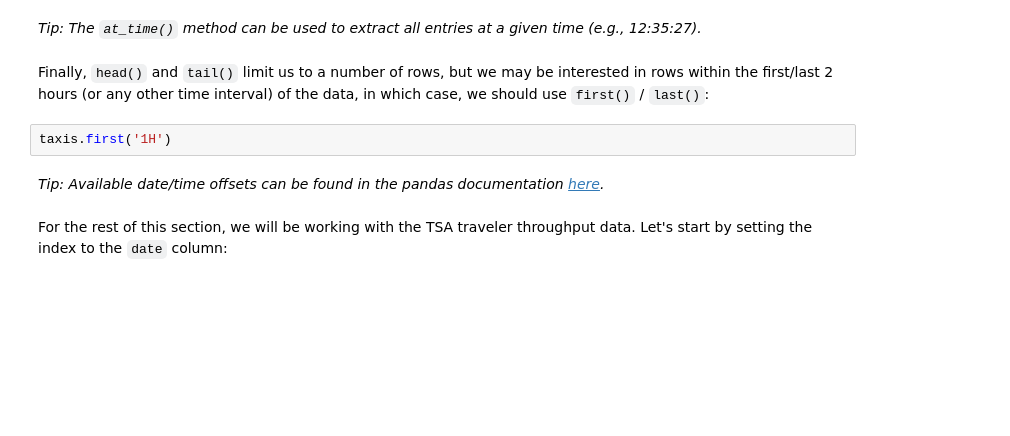
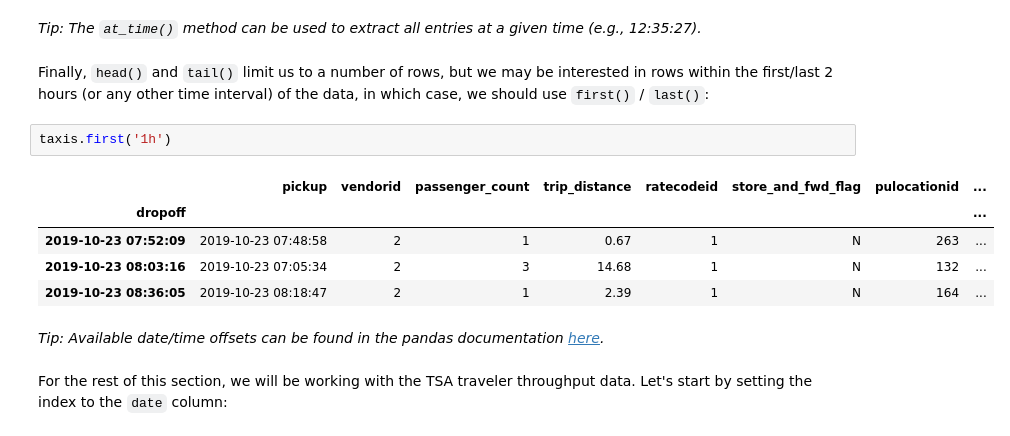
Before and after one commit to JasSandhu14/dsc200-fa25-public, a Jupyter notebook: lectures/Lecture 11 - pandas wrangling.ipynb, the cells around one changed output. Drawn from its saved outputs; the diff is of its cells as text; blank space fills up the shorter version.

```diff
--- a/lectures/Lecture 11 - pandas wrangling.ipynb
+++ b/lectures/Lecture 11 - pandas wrangling.ipynb
@@ -316,7 +332,13 @@ taxis.between_time('12:00', '13:00')
 # %% [markdown]
 Finally, `head()` and `tail()` limit us to a number of rows, but we may be interested in rows within the first/last 2 hours (or any other time interval) of the data, in which case, we should use `first()` / `last()`:
 # %%
-taxis.first('1H')
+taxis.first('1h')
+# %% [output]
+|  | pickup | vendorid | passenger_count | trip_distance | ratecodeid | store_and_fwd_flag | pulocationid | ... |
+| dropoff |  |  |  |  |  |  |  | ... |
+| 2019-10-23 07:52:09 | 2019-10-23 07:48:58 | 2 | 1 | 0.67 | 1 | N | 263 | ... |
+| 2019-10-23 08:03:16 | 2019-10-23 07:05:34 | 2 | 3 | 14.68 | 1 | N | 132 | ... |
+| 2019-10-23 08:36:05 | 2019-10-23 08:18:47 | 2 | 1 | 2.39 | 1 | N | 164 | ... |
 # %% [markdown]
 *Tip: Available date/time offsets can be found in the pandas documentation [here](https://pandas.pydata.org/pandas-docs/stable/user_guide/timeseries.html#dateoffset-objects).*
 # %% [markdown]
```
Also changed, not shown: parts of 7 cells of this notebook, 1 other file.
